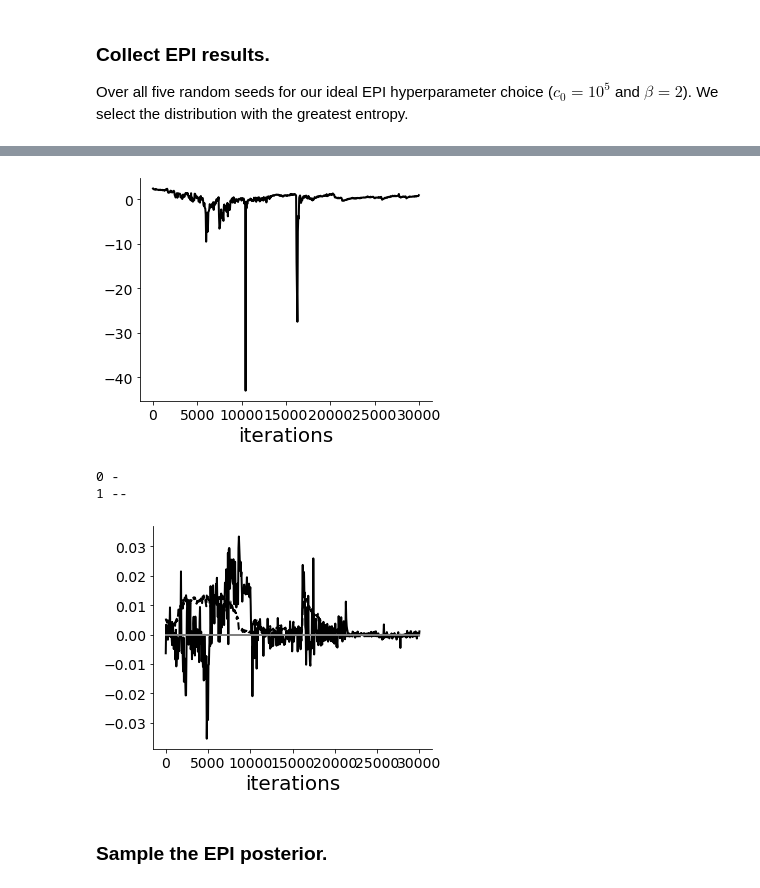
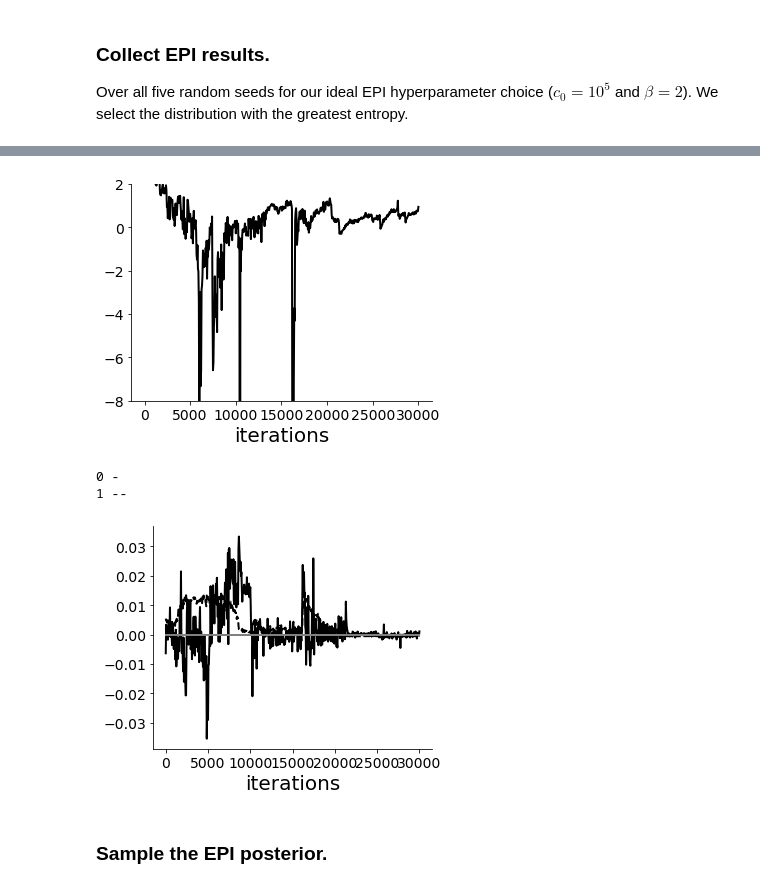
Before and after one commit to cunningham-lab/epi, a Jupyter notebook: notebooks/STG_Circuit/analyze_STG.ipynb, the cells around one changed output, grey strips where cells are left out. Saved outputs shown, nothing was run; the diff lists cells and outputs as text; code cells hidden in the pictures.

```diff
--- a/notebooks/STG_Circuit/analyze_STG.ipynb
+++ b/notebooks/STG_Circuit/analyze_STG.ipynb
@@ -70,10 +75,10 @@ Instructions for updating:
 # %%
 _epi_df = epi_df[epi_df['path']==path]
 opt_figdir = "../../written/eLifeRevision/figures/figSTG1/"
 _epi_df = epi_df[epi_df['path'] == path]
-plot_opt(_epi_df, max_k=best_k, fontsize=20, figdir=opt_figdir, save=True)
+plot_opt(_epi_df, max_k=best_k, fontsize=20, H_ylim=[-8, 2], figdir=opt_figdir, save=True)
 # %% [output]
-[figure, old version]
+[figure, new version]
 0 -
 1 --
 [figure]
```
Also changed, not shown: parts of 3 cells of this notebook.
